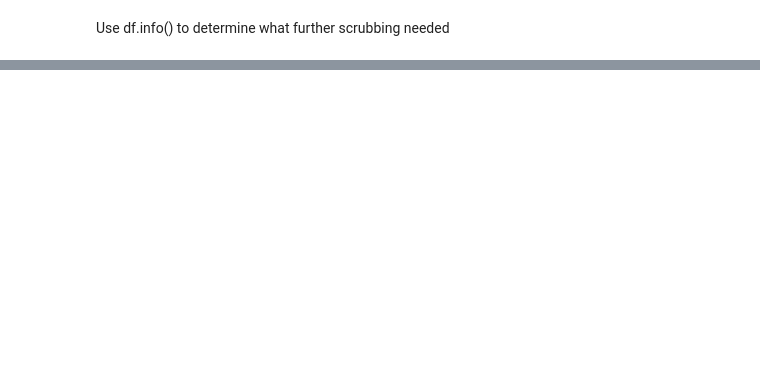
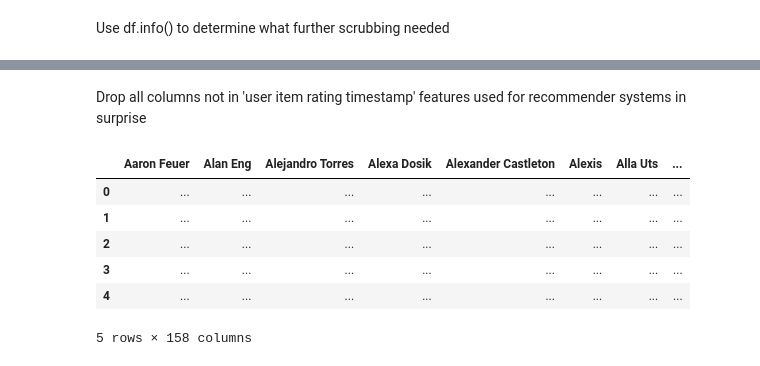
Before and after one commit to blantj/beer_tasting_recommender_system, a Jupyter notebook: Modeling.ipynb, the cells around one changed output, grey strips where cells are left out. Cells and saved outputs as stored; diff of their text form; code cells hidden in the pictures; blank space fills up the shorter version.

```diff
--- a/Modeling.ipynb
+++ b/Modeling.ipynb
@@ -78,0 +92,7 @@ memory usage: 547.3+ KB
+# %%
+missing_id_indexes = list(df[df['Untappd Id']=='SKIP'].index)
+for num, missing_id in enumerate(missing_id_indexes):
+    while str(num) in ([item for item in list(df['Untappd Id']) if item != 'SKIP']):
+        num += 1
+    df.loc[missing_id, 'Untappd Id'] = num
+df.iloc[missing_id_indexes]
@@ -78,0 +104,18 @@ memory usage: 547.3+ KB
+# %% [markdown]
+Drop all columns not in 'user item rating timestamp' features used for recommender systems in surprise
+# %%
+drop_columns = list(df.iloc[:, 0:5].columns)
+drop_columns.extend(list(df.iloc[:, -8:].columns))
+keep_columns = ['Last Updated', 'Untappd Id']
+for keep_col in keep_columns:
+    drop_columns.remove(keep_col)
+df.drop(columns=drop_columns, inplace=True)
+df.head()
+# %% [output]
+|  | Aaron Feuer | Alan Eng | Alejandro Torres | Alexa Dosik | Alexander Castleton | Alexis | Alla Uts | ... |
+| 0 | ... | ... | ... | ... | ... | ... | ... | ... |
+| 1 | ... | ... | ... | ... | ... | ... | ... | ... |
+| 2 | ... | ... | ... | ... | ... | ... | ... | ... |
+| 3 | ... | ... | ... | ... | ... | ... | ... | ... |
+| 4 | ... | ... | ... | ... | ... | ... | ... | ... |
+5 rows × 158 columns
```
Also changed, not shown: parts of 9 cells of this notebook, 1 other file.
